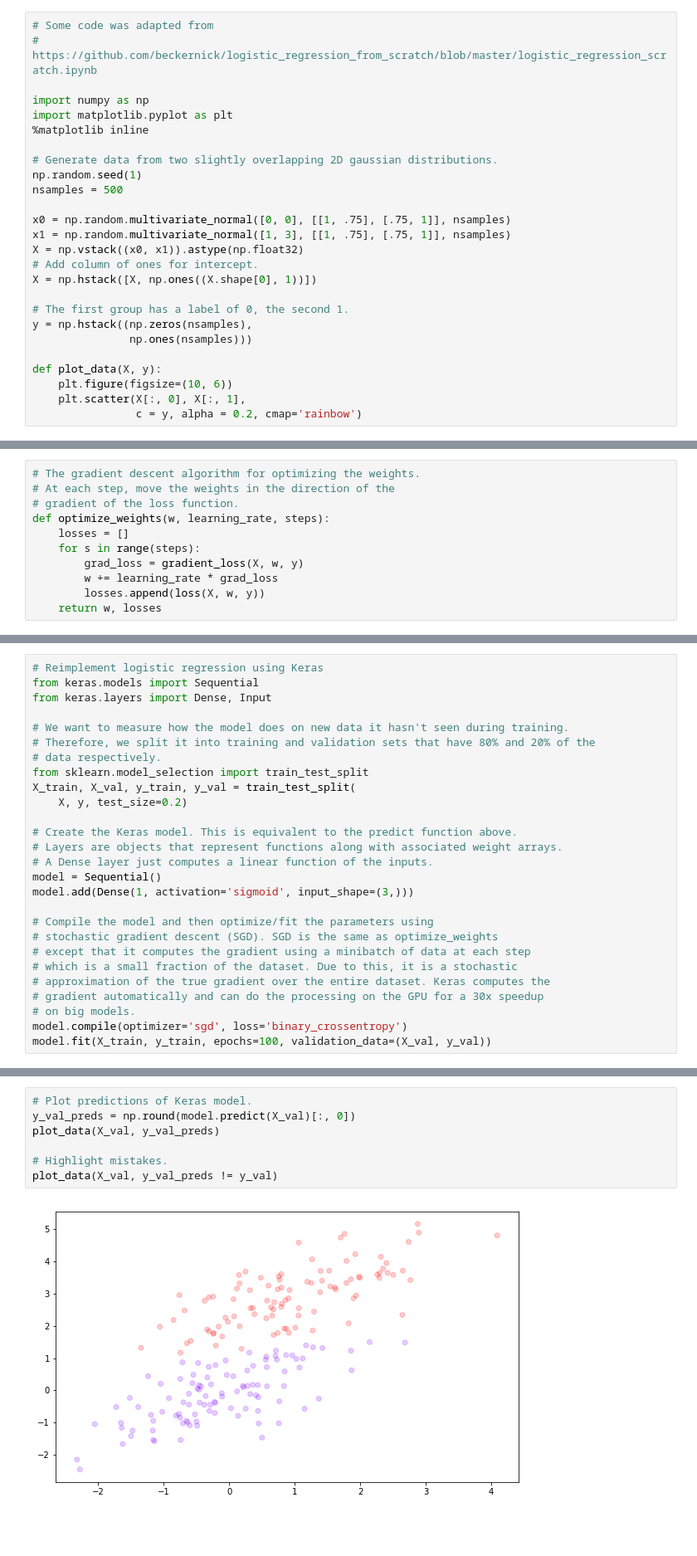
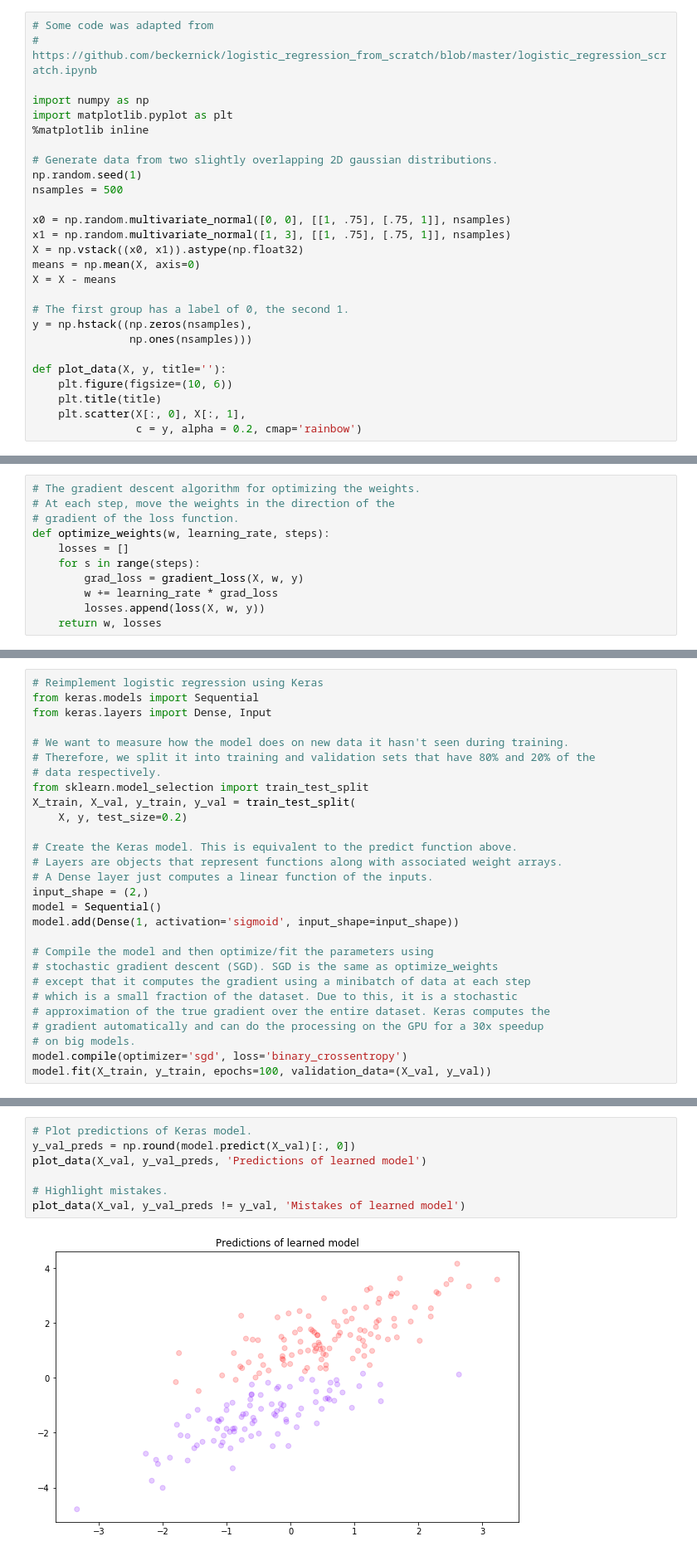
Before and after one commit to lewfish/neural-networks-tutorial, a Jupyter notebook: notebooks/1_logistic_regression.ipynb, the cells around one changed output, grey strips where cells are left out. Shown at 83% size. Drawn from its saved outputs; the diff is of its cells as text; blank space fills up the shorter version.

```diff
--- a/notebooks/1_logistic_regression.ipynb
+++ b/notebooks/1_logistic_regression.ipynb
@@ -15,15 +15,16 @@ nsamples = 500
 x0 = np.random.multivariate_normal([0, 0], [[1, .75], [.75, 1]], nsamples)
 x1 = np.random.multivariate_normal([1, 3], [[1, .75], [.75, 1]], nsamples)
 X = np.vstack((x0, x1)).astype(np.float32)
-# Add column of ones for intercept.
-X = np.hstack([X, np.ones((X.shape[0], 1))])
+means = np.mean(X, axis=0)
+X = X - means
 
 # The first group has a label of 0, the second 1.
 y = np.hstack((np.zeros(nsamples),
                np.ones(nsamples)))
 
-def plot_data(X, y):
+def plot_data(X, y, title=''):
     plt.figure(figsize=(10, 6))
+    plt.title(title)
     plt.scatter(X[:, 0], X[:, 1],
                 c = y, alpha = 0.2, cmap='rainbow')
 # %%
@@ -142,8 +143,9 @@ X_train, X_val, y_train, y_val = train_test_split(
 # Create the Keras model. This is equivalent to the predict function above.
 # Layers are objects that represent functions along with associated weight arrays.
 # A Dense layer just computes a linear function of the inputs.
+input_shape = (2,)
 model = Sequential()
-model.add(Dense(1, activation='sigmoid', input_shape=(3,)))
+model.add(Dense(1, activation='sigmoid', input_shape=input_shape))
 
 # Compile the model and then optimize/fit the parameters using
 # stochastic gradient descent (SGD). SGD is the same as optimize_weights
@@ -176,9 +178,9 @@ Epoch 100/100
 # %%
 # Plot predictions of Keras model.
 y_val_preds = np.round(model.predict(X_val)[:, 0])
-plot_data(X_val, y_val_preds)
+plot_data(X_val, y_val_preds, 'Predictions of learned model')
 
 # Highlight mistakes.
-plot_data(X_val, y_val_preds != y_val)
+plot_data(X_val, y_val_preds != y_val, 'Mistakes of learned model')
 # %% [output]
-[figure, old version]
+[figure, new version]
```
Also changed, not shown: parts of 9 cells of this notebook, 3 other files.
